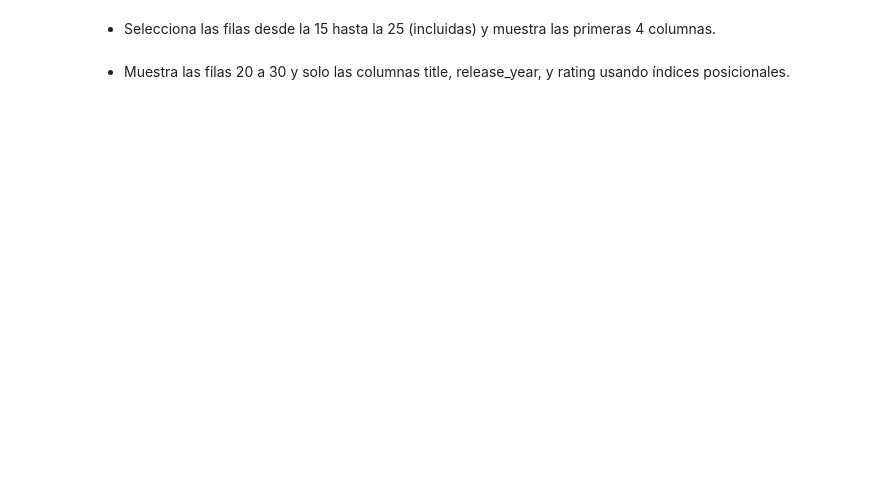
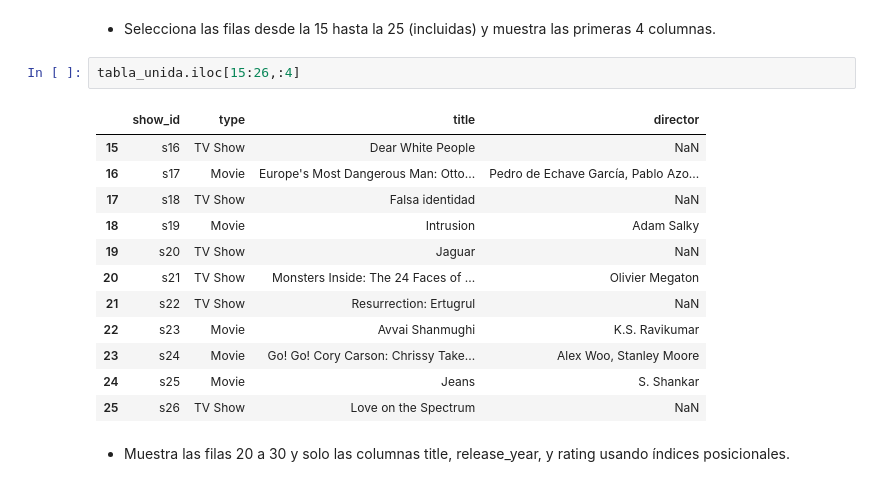
Before and after one commit to apelsito/laboratorio-modulo2-leccion02-eda-union, a Jupyter notebook: laboratorio-modulo2-leccion02-eda-union.ipynb, the cells around one changed output. Drawn from its saved outputs; the diff is of its cells as text; blank space fills up the shorter version.

```diff
--- a/laboratorio-modulo2-leccion02-eda-union.ipynb
+++ b/laboratorio-modulo2-leccion02-eda-union.ipynb
@@ -719,4 +762,19 @@ tabla_unida.loc[tabla_unida["director"].isnull(),["title"]]
 # %% [markdown]
    - Selecciona las filas desde la 15 hasta la 25 (incluidas) y muestra las primeras 4 columnas.
+# %%
+tabla_unida.iloc[15:26,:4]
+# %% [output]
+|  | show_id | type | title | director |
+| 15 | s16 | TV Show | Dear White People | NaN |
+| 16 | s17 | Movie | Europe's Most Dangerous Man: Otto... | Pedro de Echave García, Pablo Azo... |
+| 17 | s18 | TV Show | Falsa identidad | NaN |
+| 18 | s19 | Movie | Intrusion | Adam Salky |
+| 19 | s20 | TV Show | Jaguar | NaN |
+| 20 | s21 | TV Show | Monsters Inside: The 24 Faces of ... | Olivier Megaton |
+| 21 | s22 | TV Show | Resurrection: Ertugrul | NaN |
+| 22 | s23 | Movie | Avvai Shanmughi | K.S. Ravikumar |
+| 23 | s24 | Movie | Go! Go! Cory Carson: Chrissy Take... | Alex Woo, Stanley Moore |
+| 24 | s25 | Movie | Jeans | S. Shankar |
+| 25 | s26 | TV Show | Love on the Spectrum | NaN |
 # %% [markdown]
    - Muestra las filas 20 a 30 y solo las columnas title, release_year, y rating usando índices posicionales.
```
Also changed, not shown: parts of 5 cells of this notebook.
